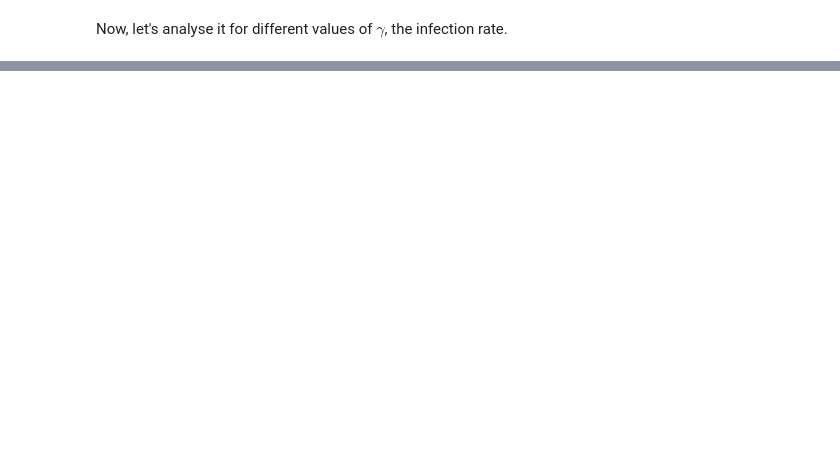
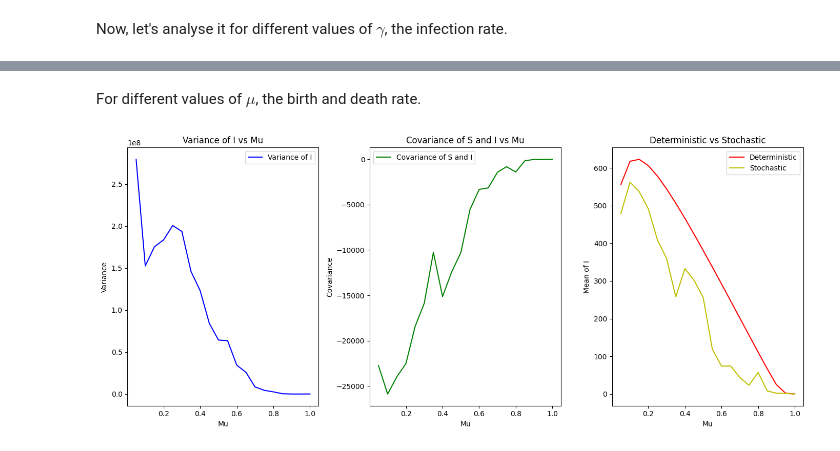
Before and after one commit to sofiatete/ICS_Assignment2, a Jupyter notebook: project.ipynb, the cells around one changed output, grey strips where cells are left out. Drawn from its saved outputs; the diff is of its cells as text; code cells hidden in the pictures; blank space fills up the shorter version.

Commit message:
Exercise 2- var, cov and mean; mu and N

```diff
--- a/project.ipynb
+++ b/project.ipynb
@@ -274,0 +275,59 @@ plt.show()
+# %% [markdown]
+For different values of $\mu$, the birth and death rate.
+# %%
+beta = 1
+gamma = 1/30
+mu = 0
+params = [beta, gamma, mu]
+
+num_runs = 20
+t_max = 100
+
+varI_mu = []
+cov_mu = []
+mu_list = []
+mean_mu_deterministic = []
+mean_mu_stochastic = []
+
+while mu < 1:
+    mu += 0.05
+    params[2] = mu
+    mu_list.append(mu)
+    S_mean, I_mean, S_var, I_var, cov = multiple_runs(params, num_runs, t_max)
+    varI_mu.append(S_var)
+    cov_mu.append(cov)
+    sol = solve_ivp(sir_model, [0, t_max], initial_conditions, args=(beta, gamma, mu), t_eval=np.linspace(0, t_max, 1000))
+    S_d, I_d, R_d = sol.y
+    mean_mu_deterministic.append(np.mean(I_d))
+    mean_mu_stochastic.append(I_mean)
+
+# Create a figure with two subplots (1 row, 3 columns)
+fig, (ax1, ax2, ax3) = plt.subplots(1, 3, figsize=(14, 6))
+
+# First plot: Variance of I vs Mu
+ax1.plot(mu_list, varI_mu, label='Variance of I', color='b')
+ax1.set_xlabel('Mu')
+ax1.set_ylabel('Variance')
+ax1.set_title('Variance of I vs Mu')
+ax1.legend()
+
+# Second plot: Covariance of S and I vs Mu
+ax2.plot(mu_list, cov_mu, label='Covariance of S and I', color='g')
+ax2.set_xlabel('Mu')
+ax2.set_ylabel('Covariance')
+ax2.set_title('Covariance of S and I vs Mu')
+ax2.legend()
+
+# Third plot: Comparison of deterministic and stochastic models
+ax3.plot(mu_list, mean_mu_deterministic, label='Deterministic', color='r')
+ax3.plot(mu_list, mean_mu_stochastic, label='Stochastic', color='y')
+ax3.set_xlabel('Mu')
+ax3.set_ylabel('Mean of I')
+ax3.set_title('Deterministic vs Stochastic')
+ax3.legend()
+
+# Adjust layout to prevent overlap
+fig.tight_layout()
+plt.show()
+# %% [output]
+[figure, added]
```
Also changed, not shown: parts of 6 cells of this notebook.
